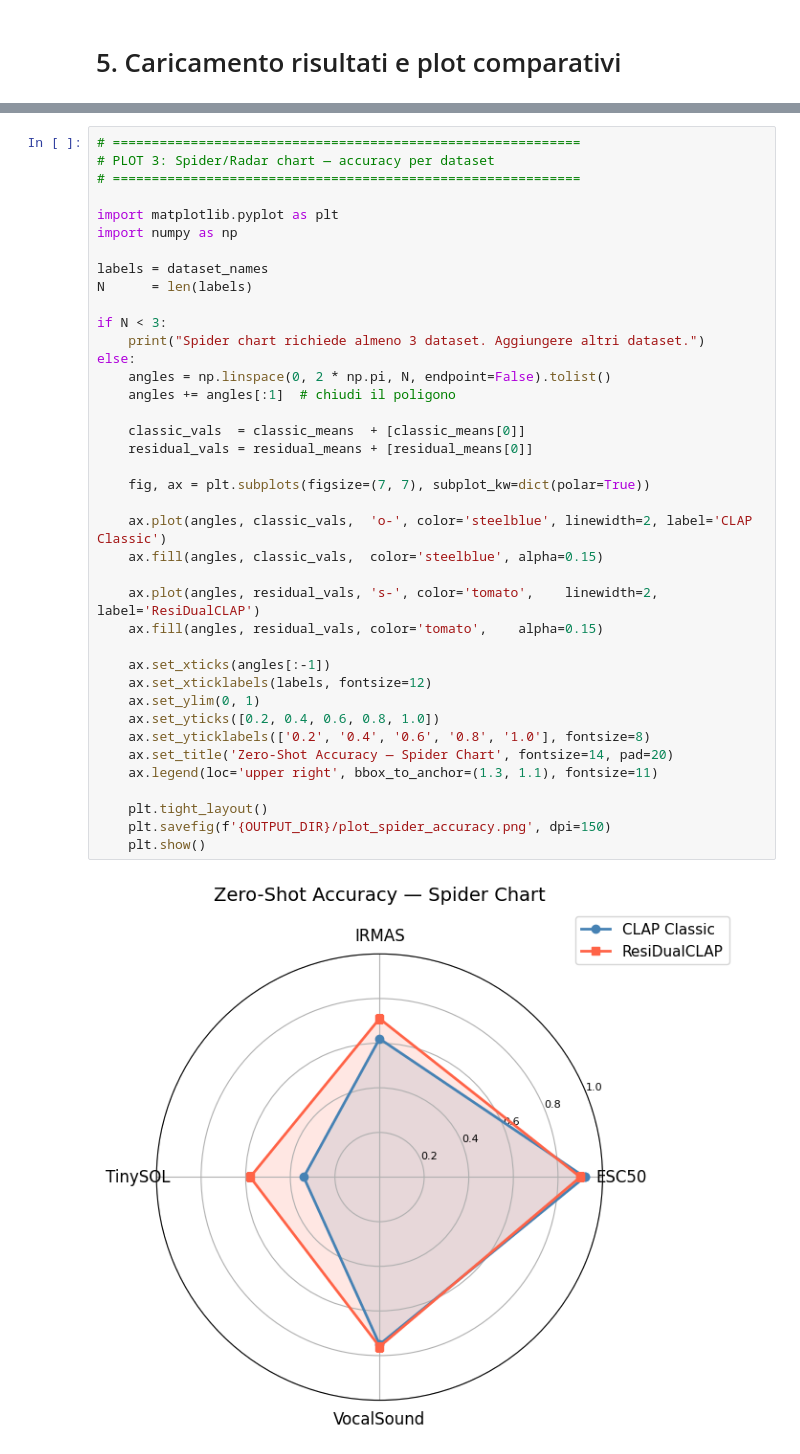
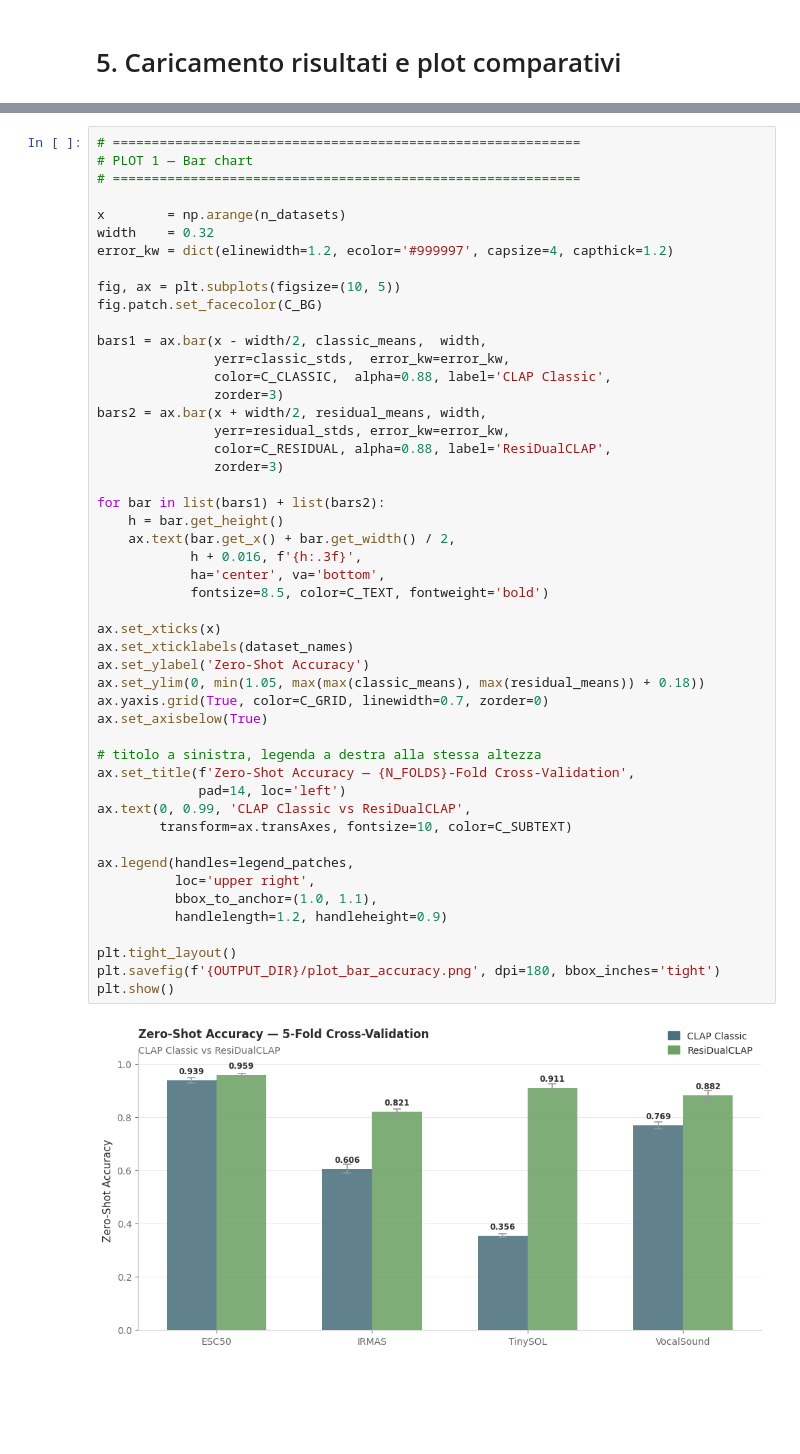
Before and after one commit to lorenzo-arcioni/ResiDual-CLAP, a Jupyter notebook: src/kfold_validation.ipynb, the cells around one changed output, grey strips where cells are left out. Drawn from its saved outputs; the diff is of its cells as text; blank space fills up the shorter version.

```diff
--- a/src/kfold_validation.ipynb
+++ b/src/kfold_validation.ipynb
@@ -447,43 +418,53 @@ plt.show()
 # %%
 # ============================================================
-# PLOT 3: Spider/Radar chart — accuracy per dataset
+# PLOT 1 — Bar chart
 # ============================================================
 
-import matplotlib.pyplot as plt
-import numpy as np
+x        = np.arange(n_datasets)
+width    = 0.32
+error_kw = dict(elinewidth=1.2, ecolor='#999997', capsize=4, capthick=1.2)
 
-labels = dataset_names
-N      = len(labels)
+fig, ax = plt.subplots(figsize=(10, 5))
+fig.patch.set_facecolor(C_BG)
 
-if N < 3:
-    print("Spider chart richiede almeno 3 dataset. Aggiungere altri dataset.")
-else:
-    angles = np.linspace(0, 2 * np.pi, N, endpoint=False).tolist()
-    angles += angles[:1]  # chiudi il poligono
+bars1 = ax.bar(x - width/2, classic_means,  width,
+               yerr=classic_stds,  error_kw=error_kw,
+               color=C_CLASSIC,  alpha=0.88, label='CLAP Classic',
+               zorder=3)
+bars2 = ax.bar(x + width/2, residual_means, width,
+               yerr=residual_stds, error_kw=error_kw,
+               color=C_RESIDUAL, alpha=0.88, label='ResiDualCLAP',
+               zorder=3)
 
-    classic_vals  = classic_means  + [classic_means[0]]
-    residual_vals = residual_means + [residual_means[0]]
+for bar in list(bars1) + list(bars2):
+    h = bar.get_height()
+    ax.text(bar.get_x() + bar.get_width() / 2,
+            h + 0.016, f'{h:.3f}',
+            ha='center', va='bottom',
+            fontsize=8.5, color=C_TEXT, fontweight='bold')
 
-    fig, ax = plt.subplots(figsize=(7, 7), subplot_kw=dict(polar=True))
+ax.set_xticks(x)
+ax.set_xticklabels(dataset_names)
+ax.set_ylabel('Zero-Shot Accuracy')
+ax.set_ylim(0, min(1.05, max(max(classic_means), max(residual_means)) + 0.18))
+ax.yaxis.grid(True, color=C_GRID, linewidth=0.7, zorder=0)
+ax.set_axisbelow(True)
 
-    ax.plot(angles, classic_vals,  'o-', color='steelblue', linewidth=2, label='CLAP Classic')
-    ax.fill(angles, classic_vals,  color='steelblue', alpha=0.15)
+# titolo a sinistra, legenda a destra alla stessa altezza
+ax.set_title(f'Zero-Shot Accuracy — {N_FOLDS}-Fold Cross-Validation',
+             pad=14, loc='left')
+ax.text(0, 0.99, 'CLAP Classic vs ResiDualCLAP',
+        transform=ax.transAxes, fontsize=10, color=C_SUBTEXT)
 
-    ax.plot(angles, residual_vals, 's-', color='tomato',    linewidth=2, label='ResiDualCLAP')
-    ax.fill(angles, residual_vals, color='tomato',    alpha=0.15)
+ax.legend(handles=legend_patches,
+          loc='upper right',
+          bbox_to_anchor=(1.0, 1.1),
+          handlelength=1.2, handleheight=0.9)
 
-    ax.set_xticks(angles[:-1])
-    ax.set_xticklabels(labels, fontsize=12)
-    ax.set_ylim(0, 1)
-    ax.set_yticks([0.2, 0.4, 0.6, 0.8, 1.0])
-    ax.set_yticklabels(['0.2', '0.4', '0.6', '0.8', '1.0'], fontsize=8)
-    ax.set_title('Zero-Shot Accuracy — Spider Chart', fontsize=14, pad=20)
-    ax.legend(loc='upper right', bbox_to_anchor=(1.3, 1.1), fontsize=11)
-
-    plt.tight_layout()
-    plt.savefig(f'{OUTPUT_DIR}/plot_spider_accuracy.png', dpi=150)
-    plt.show()
+plt.tight_layout()
+plt.savefig(f'{OUTPUT_DIR}/plot_bar_accuracy.png', dpi=180, bbox_inches='tight')
+plt.show()
 # %% [output]
-[figure, old version]
+[figure, new version]
 # %%
 # ============================================================
```
Also changed, not shown: parts of 9 cells of this notebook, 13 other files.
